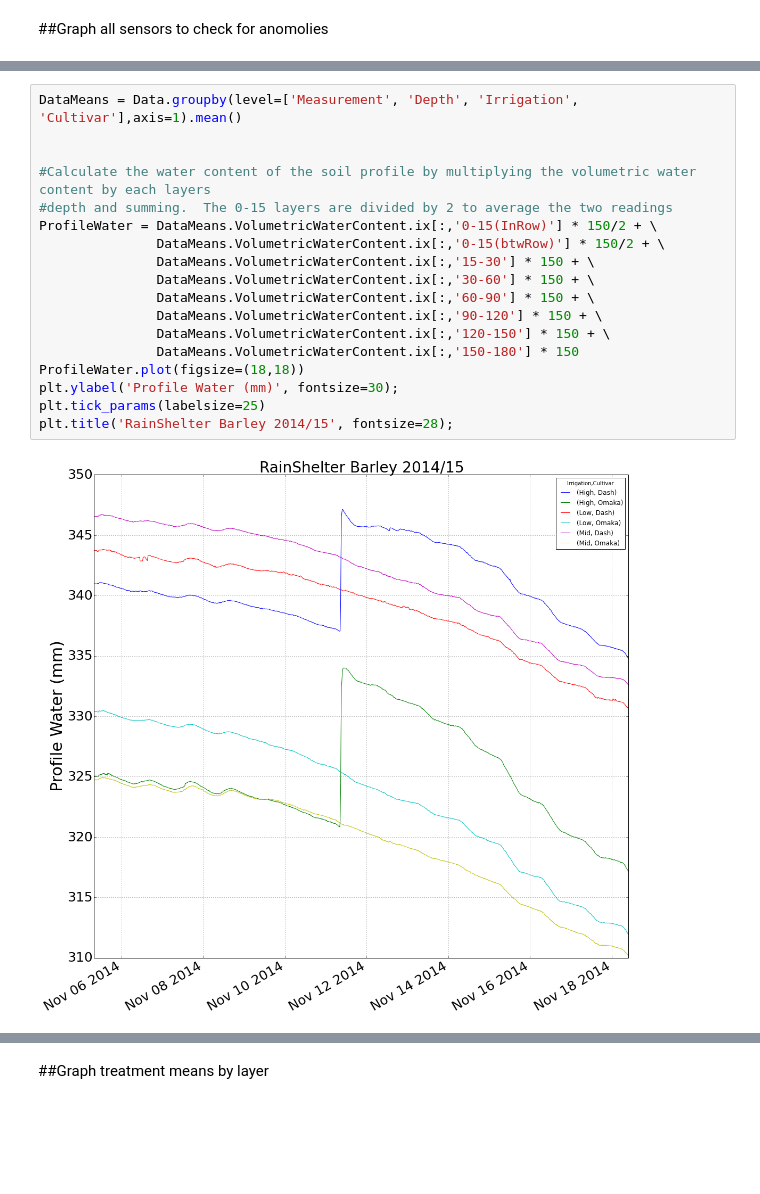
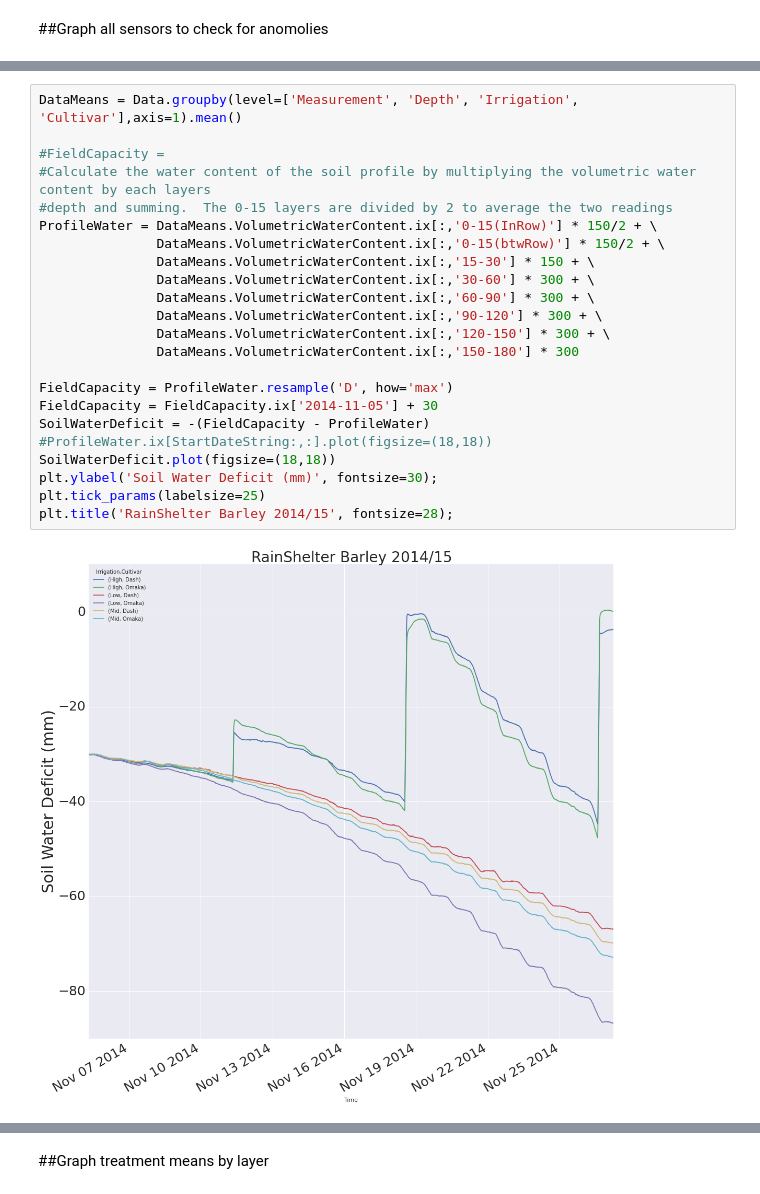
Before and after one commit to smist976/RainShelterBarley, a Jupyter notebook: SoilWaterAnalysis.ipynb, the cells around one changed output, grey strips where cells are left out. Saved outputs shown, nothing was run; the diff lists cells and outputs as text; blank space fills up the shorter version.

```diff
--- a/SoilWaterAnalysis.ipynb
+++ b/SoilWaterAnalysis.ipynb
@@ -62,20 +63,25 @@ MakePlot('ElectricalConductivity',313,'dS/m')
 # %%
 DataMeans = Data.groupby(level=['Measurement', 'Depth', 'Irrigation', 'Cultivar'],axis=1).mean()
 
-
+#FieldCapacity =
 #Calculate the water content of the soil profile by multiplying the volumetric water content by each layers
 #depth and summing.  The 0-15 layers are divided by 2 to average the two readings
 ProfileWater = DataMeans.VolumetricWaterContent.ix[:,'0-15(InRow)'] * 150/2 + \
                DataMeans.VolumetricWaterContent.ix[:,'0-15(btwRow)'] * 150/2 + \
                DataMeans.VolumetricWaterContent.ix[:,'15-30'] * 150 + \
-               DataMeans.VolumetricWaterContent.ix[:,'30-60'] * 150 + \
-               DataMeans.VolumetricWaterContent.ix[:,'60-90'] * 150 + \
-               DataMeans.VolumetricWaterContent.ix[:,'90-120'] * 150 + \
-               DataMeans.VolumetricWaterContent.ix[:,'120-150'] * 150 + \
-               DataMeans.VolumetricWaterContent.ix[:,'150-180'] * 150
-ProfileWater.plot(figsize=(18,18))
-plt.ylabel('Profile Water (mm)', fontsize=30);
+               DataMeans.VolumetricWaterContent.ix[:,'30-60'] * 300 + \
+               DataMeans.VolumetricWaterContent.ix[:,'60-90'] * 300 + \
+               DataMeans.VolumetricWaterContent.ix[:,'90-120'] * 300 + \
+               DataMeans.VolumetricWaterContent.ix[:,'120-150'] * 300 + \
+               DataMeans.VolumetricWaterContent.ix[:,'150-180'] * 300
+
+FieldCapacity = ProfileWater.resample('D', how='max')
+FieldCapacity = FieldCapacity.ix['2014-11-05'] + 30
+SoilWaterDeficit = -(FieldCapacity - ProfileWater)
+#ProfileWater.ix[StartDateString:,:].plot(figsize=(18,18))
+SoilWaterDeficit.plot(figsize=(18,18))
+plt.ylabel('Soil Water Deficit (mm)', fontsize=30);
 plt.tick_params(labelsize=25)
 plt.title('RainShelter Barley 2014/15', fontsize=28);
 # %% [output]
-[figure, old version]
+[figure, new version]
```
Also changed, not shown: parts of 10 cells of this notebook.
